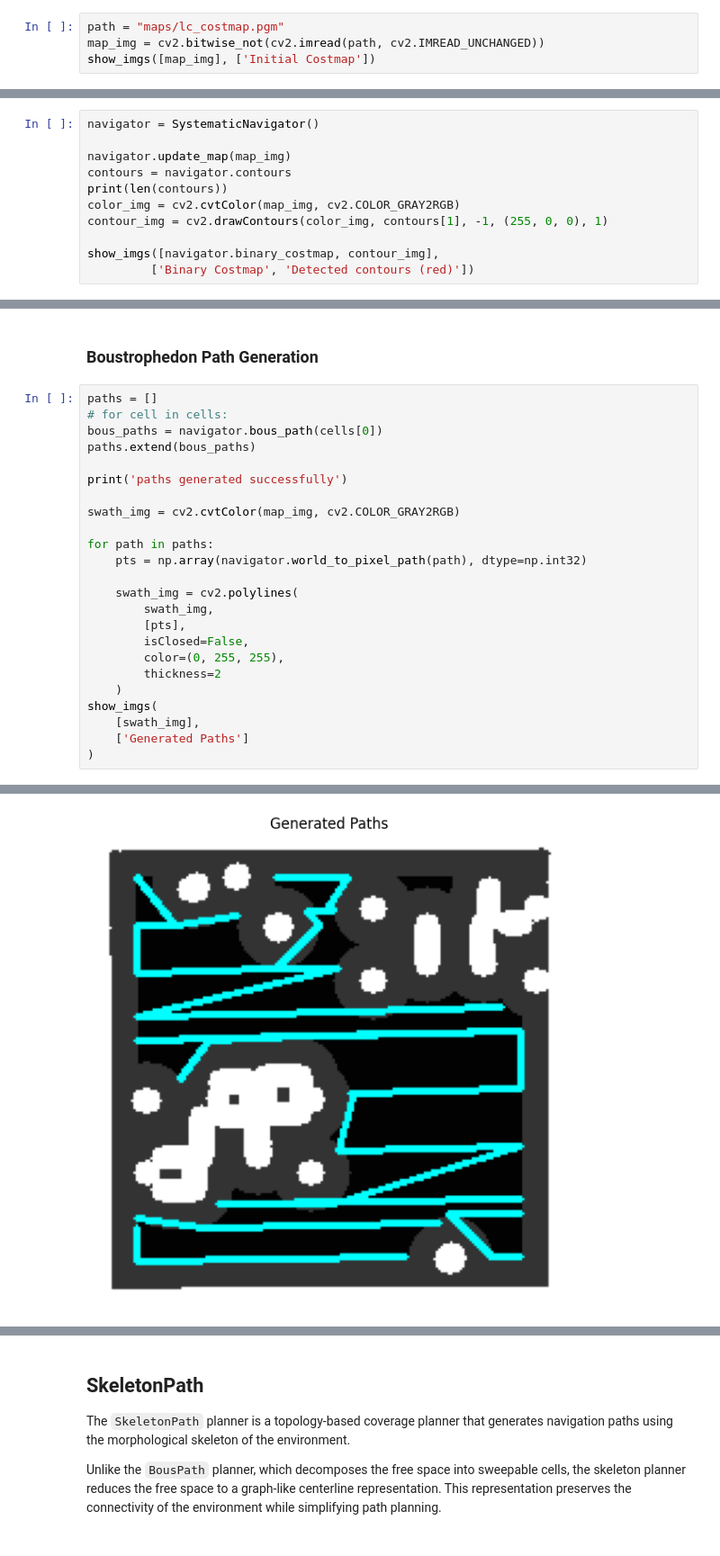
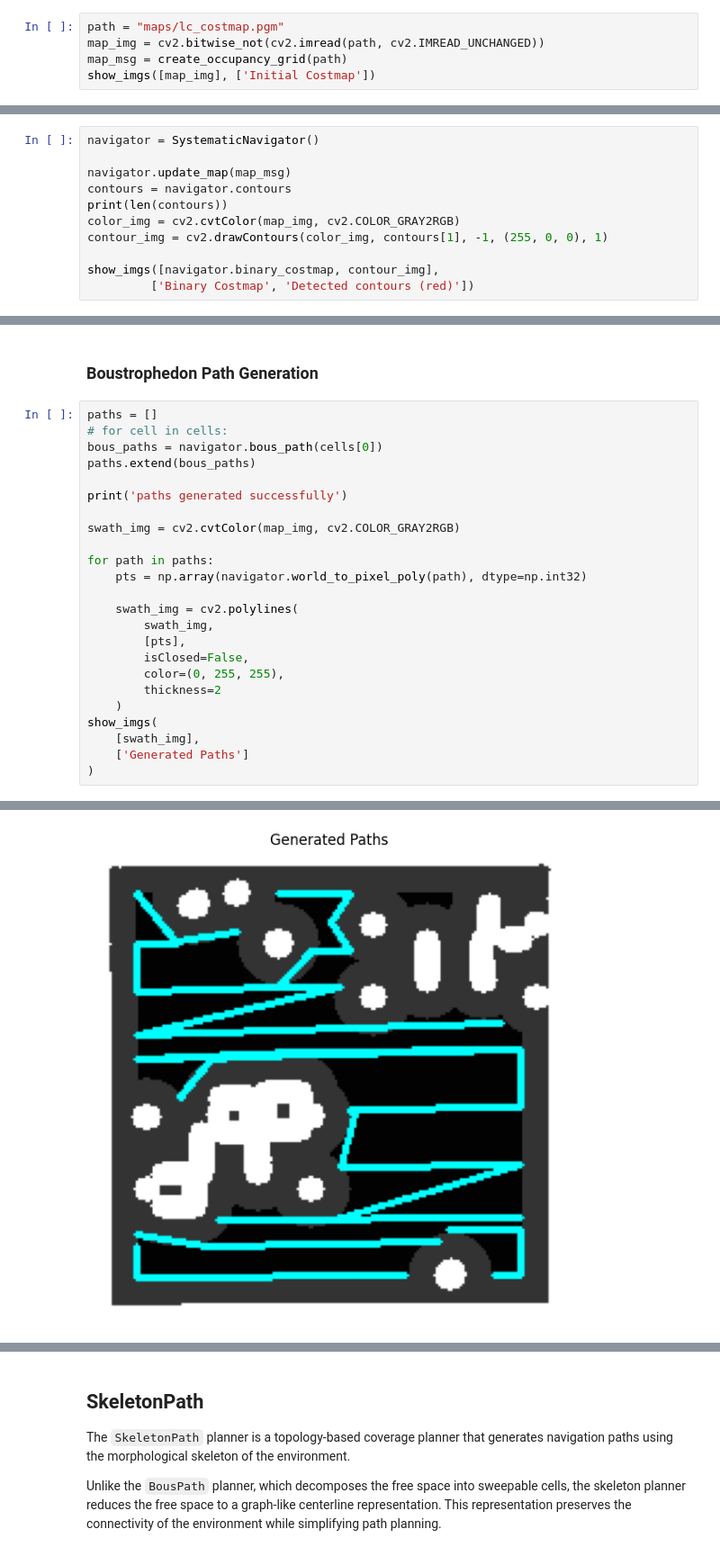
Before and after one commit to machine0herald/Mirte_Lab_Clean, a Jupyter notebook: mirte_lc_nav2/mirte_lc_nav2/test_nav.ipynb, the cells around one changed output, grey strips where cells are left out. Shown at 90% size. Cells and saved outputs as stored; diff of their text form.

```diff
--- a/mirte_lc_nav2/mirte_lc_nav2/test_nav.ipynb
+++ b/mirte_lc_nav2/mirte_lc_nav2/test_nav.ipynb
@@ -173,6 +198,7 @@ We use a map provided by the [mirte navigation](https://github.com/MartijnWisse/
 # %%
 path = "maps/lc_costmap.pgm"
 map_img = cv2.bitwise_not(cv2.imread(path, cv2.IMREAD_UNCHANGED))
+map_msg = create_occupancy_grid(path)
 show_imgs([map_img], ['Initial Costmap'])
 # %% [output]
 [figure]
@@ -188,7 +214,7 @@
 # %%
 navigator = SystematicNavigator()
 
-navigator.update_map(map_img)
+navigator.update_map(map_msg)
 contours = navigator.contours
 print(len(contours))
 color_img = cv2.cvtColor(map_img, cv2.COLOR_GRAY2RGB)
@@ -260,32 +311,32 @@ map decomposed, publishing decomposition
 # %%
 paths = []
 # for cell in cells:
 bous_paths = navigator.bous_path(cells[0])
 paths.extend(bous_paths)
 
 print('paths generated successfully')
 
 swath_img = cv2.cvtColor(map_img, cv2.COLOR_GRAY2RGB)
 
 for path in paths:
-    pts = np.array(navigator.world_to_pixel_path(path), dtype=np.int32)
+    pts = np.array(navigator.world_to_pixel_poly(path), dtype=np.int32)
 
     swath_img = cv2.polylines(
         swath_img,
         [pts],
         isClosed=False,
         color=(0, 255, 255),
         thickness=2
     )
 show_imgs(
     [swath_img],
     ['Generated Paths']
 )
 # %% [output]
 Number of cells: 15
 generating full trajectory
 paths generated successfully
-[figure, old version]
+[figure, new version]
 # %%
 interactive_path_slider(
     map_img=map_img,
```
Also changed, not shown: parts of 13 cells of this notebook, 4 other files.
